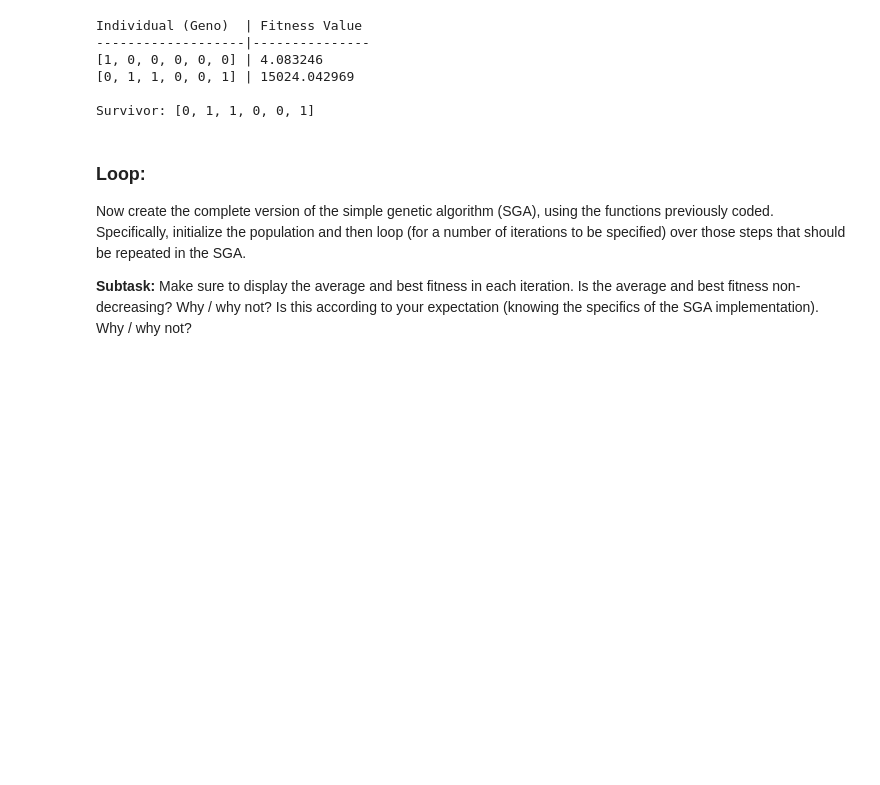
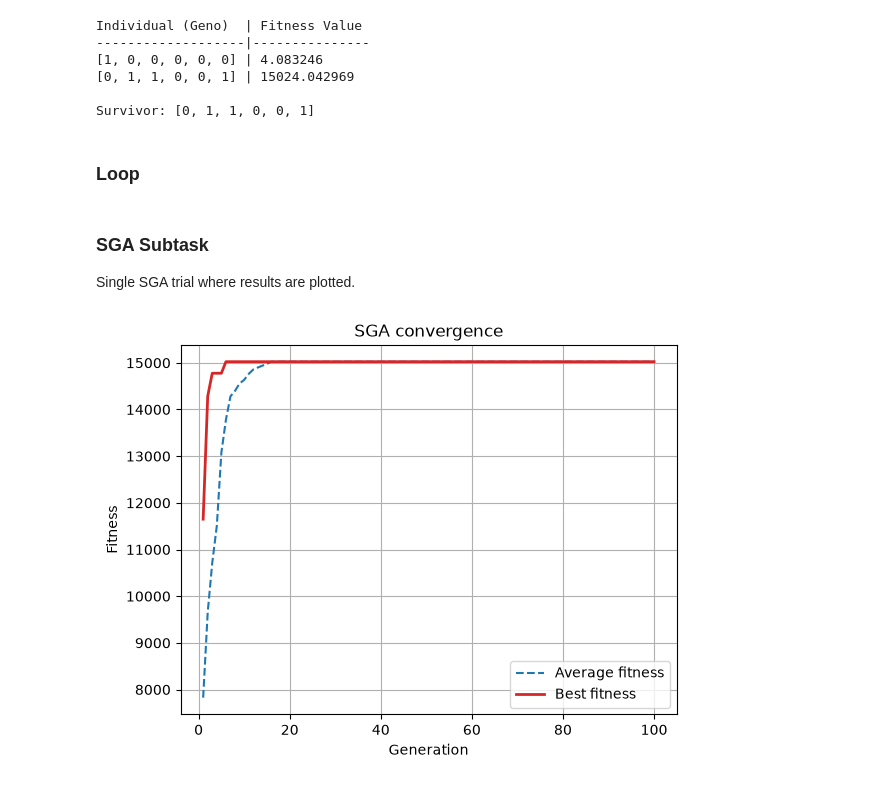
Before and after one commit to kormakursnorra/MachineLearningRepo, a Jupyter notebook: Project2/src/task1.ipynb, the cells around one changed output. Cells and saved outputs as stored; diff of their text form; code cells hidden in the pictures; blank space fills up the shorter version.

```diff
--- a/Project2/src/task1.ipynb
+++ b/Project2/src/task1.ipynb
@@ -77,6 +61,9 @@ This separate function `fitness` takes as input one or multiple individuals (gen
 # %%
 def fitness( individuals: list[list[int]] ) -> list[float]:
-    "Returns the fitness values for a list of individuals."
+    """
+    Takes as input one or multiple individuals (genotype), converts them to their integer value (phenotype),
+    and returns a list the resulting fitness values for all of them.
+    """
     coeffs_exps_pairs = [
         (-0.00008333, 6),
         (-0.001, 5),
@@ -165,6 +156,6 @@ This separate function `parent_selection` should perform fitness-proportional pa
 # %%
-def parent_selection( individuals: list[list[int]], fitness_values: list[list[float]] ) -> list[list[int]]:
-    "Returns a list of the selected parents proportional to the individuals fitness values."
+def parent_selection( individuals: list[list[int]], fitness_values: list[float] ) -> list[list[int]]:
+    """Perform fitness-proportional parent selection such that more fit parents have a higher probability to be selected. """
     fitness = np.array(fitness_values, dtype=float)
     probs = fitness / fitness.sum()
     idx = np.random.choice(len(individuals), size=len(individuals), replace=True, p=probs)
@@ -267,6 +264,6 @@ This separate function `one_point_crossover` performs 1-point crossover and gene
 # %%
 def one_point_crossover( parents: list[list[int]], crossover_prob: float ) -> list[list[int]]:
-    """Performs 1-point crossover and generates for parents 1 & 2, parents 3 & 4 etc. offspring"""
+    """Performs 1-point crossover and generates for parents 1 & 2, parents 3 & 4 etc. offspring. """
     offsprings = []
     for i in range(0, len(parents)-1, 2):
         parent1, parent2 = parents[i], parents[i+1]
@@ -332,7 +333,7 @@ def mutation( individuals: list[list[int]], mutation_prob: float ) -> list[list[
     mutated = []
     for individual in individuals:
         offspring = individual.copy()
-        for i in range(len(offspring)-1):
+        for i in range(len(offspring)):
             if np.random.uniform(0, 1) <= mutation_prob:
                 offspring[i] = 1 - individual[i] # flipping each bit
             else:
@@ -407,9 +418,5 @@ Individual (Geno)  | Fitness Value
 
 Survivor: [0, 1, 1, 0, 0, 1]
 # %% [markdown]
-### **Loop:**
-
-Now create the complete version of the simple genetic algorithm (SGA), using the functions previously coded. Specifically, initialize the population and then loop (for a number of iterations to be specified) over those steps that should be repeated in the SGA.
-
-**Subtask:** Make sure to display the average and best fitness in each iteration. Is the average and best fitness non-decreasing? Why / why not? Is this according to your expectation (knowing the specifics of the SGA implementation). Why / why not?
+### **Loop**
 # %%
@@ -450,0 +468,23 @@ for i in range( HYPER_PARAMS["n_iter"] ):
+# %% [markdown]
+### SGA Subtask
+
+Single SGA trial where results are plotted.
+# %%
+def plot_fitness_data( avg_fitness_data: list[float], best_fitness_data: list[float], num_iter: int ):
+    gens = range(1, num_iter + 1)
+    plt.plot(gens, avg_fitness_data, color="tab:blue", linestyle="--", label="Average fitness")
+    plt.plot(gens, best_fitness_data, color="tab:red",  linestyle="-",  linewidth=2, label="Best fitness")
+    plt.xlabel("Generation")
+    plt.ylabel("Fitness")
+    plt.title("SGA convergence")
+    plt.legend()
+    plt.grid(True)
+    plt.show()
+
+def sga_trial( params: dict[str, int | float ]):
+    avg_fitness_data, best_fitness_data  = simple_genetic_algorithm( params )
+    plot_fitness_data( avg_fitness_data, best_fitness_data, params["n_iter"] )
+
+sga_trial( { "n_pop": 36, "n_bits": 6, "c_prob": 0.85, "m_prob": 1 / 6, "n_iter": 100 } )
+# %% [output]
+[figure, added]
```
Also changed, not shown: parts of 20 cells of this notebook.
